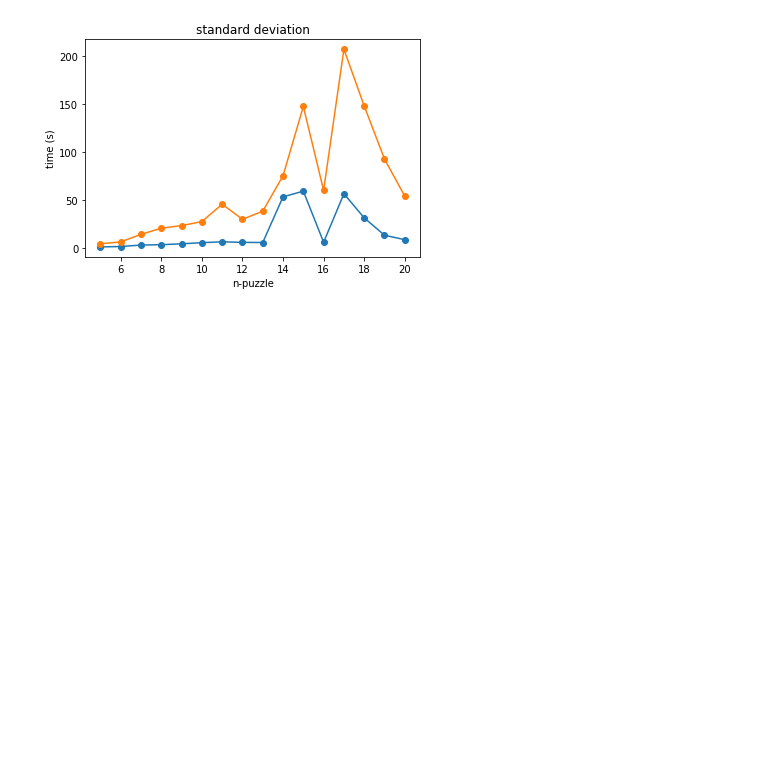
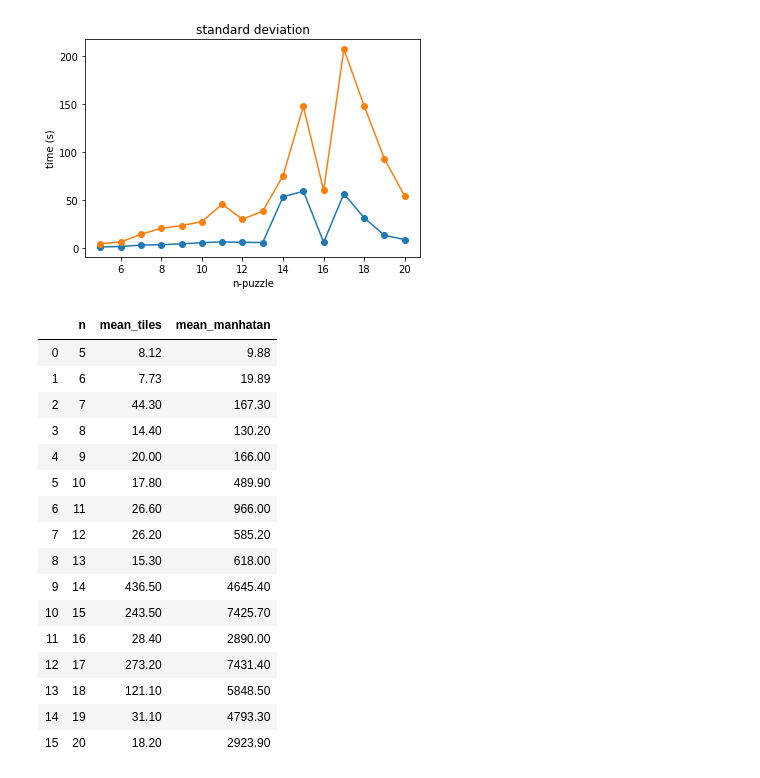
Before and after one commit to chamikasudusinghe/nocml, a Jupyter notebook: puzzle/fft-r1-model.ipynb, the cells around one changed output. Drawn from its saved outputs; the diff is of its cells as text; code cells hidden in the pictures; blank space fills up the shorter version.

```diff
--- a/puzzle/fft-r1-model.ipynb
+++ b/puzzle/fft-r1-model.ipynb
@@ -151,4 +151,24 @@ plt.show()
 # %% [output]
 [figure]
 # %%
-dfms1 = dfms.drop[]
+dfms1 = dfms.drop(columns=['std_tiles','std_manhatan'])
+# %%
+dfms1
+# %% [output]
+|  | n | mean_tiles | mean_manhatan |
+| 0 | 5 | 8.12 | 9.88 |
+| 1 | 6 | 7.73 | 19.89 |
+| 2 | 7 | 44.30 | 167.30 |
+| 3 | 8 | 14.40 | 130.20 |
+| 4 | 9 | 20.00 | 166.00 |
+| 5 | 10 | 17.80 | 489.90 |
+| 6 | 11 | 26.60 | 966.00 |
+| 7 | 12 | 26.20 | 585.20 |
+| 8 | 13 | 15.30 | 618.00 |
+| 9 | 14 | 436.50 | 4645.40 |
+| 10 | 15 | 243.50 | 7425.70 |
+| 11 | 16 | 28.40 | 2890.00 |
+| 12 | 17 | 273.20 | 7431.40 |
+| 13 | 18 | 121.10 | 5848.50 |
+| 14 | 19 | 31.10 | 4793.30 |
+| 15 | 20 | 18.20 | 2923.90 |
```
Also changed, not shown: parts of 4 cells of this notebook.
